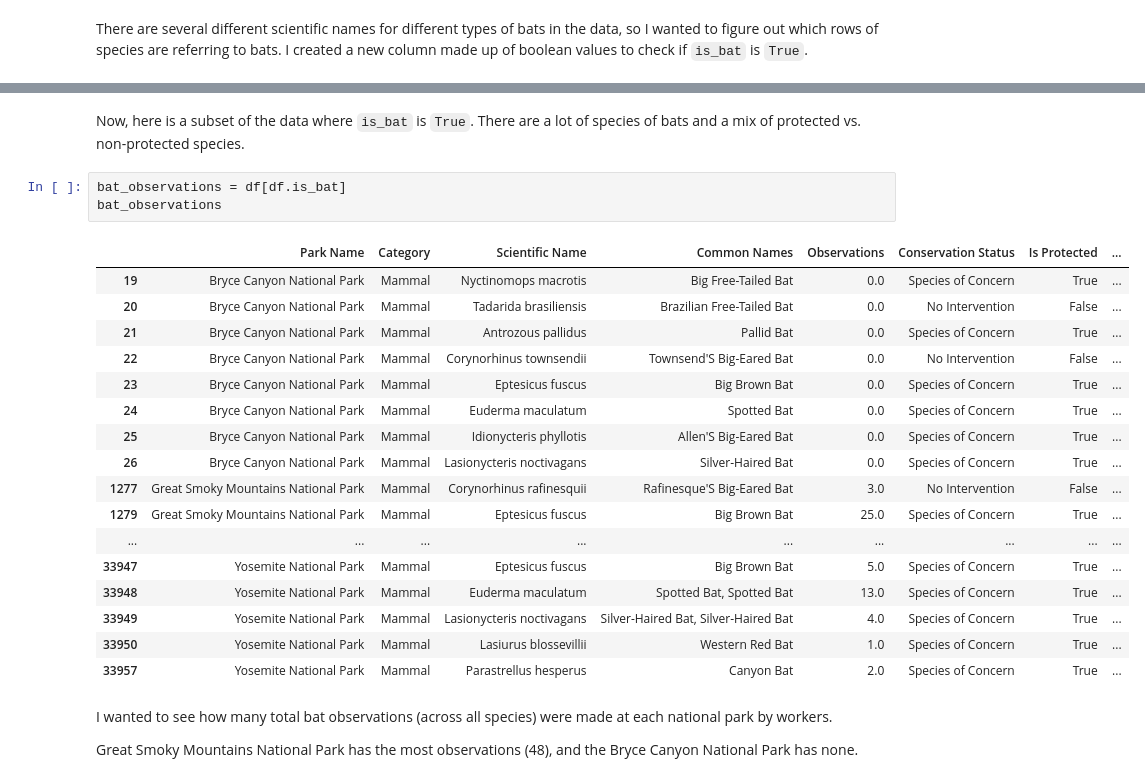
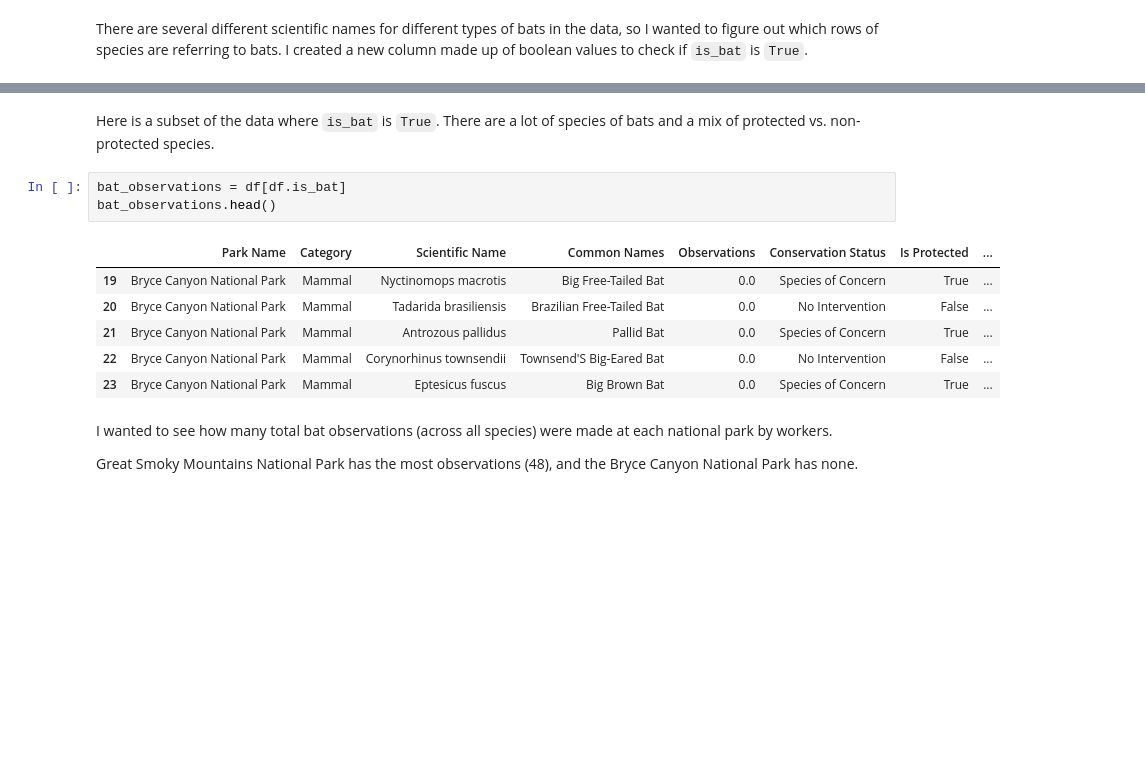
Before and after one commit to baker-jr-john/Biodiversity, a Jupyter notebook: biodiversity.ipynb, the cells around one changed output, grey strips where cells are left out. Cells and saved outputs as stored; diff of their text form; blank space fills up the shorter version.

```diff
--- a/biodiversity.ipynb
+++ b/biodiversity.ipynb
@@ -396,26 +389,15 @@ df.head()
 # %% [markdown]
-Now, here is a subset of the data where `is_bat` is `True`. There are a lot of species of bats and a mix of protected vs. non-protected species.
+Here is a subset of the data where `is_bat` is `True`. There are a lot of species of bats and a mix of protected vs. non-protected species.
 # %%
 bat_observations = df[df.is_bat]
-bat_observations
+bat_observations.head()
 # %% [output]
 |  | Park Name | Category | Scientific Name | Common Names | Observations | Conservation Status | Is Protected | ... |
 | 19 | Bryce Canyon National Park | Mammal | Nyctinomops macrotis | Big Free-Tailed Bat | 0.0 | Species of Concern | True | ... |
 | 20 | Bryce Canyon National Park | Mammal | Tadarida brasiliensis | Brazilian Free-Tailed Bat | 0.0 | No Intervention | False | ... |
 | 21 | Bryce Canyon National Park | Mammal | Antrozous pallidus | Pallid Bat | 0.0 | Species of Concern | True | ... |
 | 22 | Bryce Canyon National Park | Mammal | Corynorhinus townsendii | Townsend'S Big-Eared Bat | 0.0 | No Intervention | False | ... |
 | 23 | Bryce Canyon National Park | Mammal | Eptesicus fuscus | Big Brown Bat | 0.0 | Species of Concern | True | ... |
-| 24 | Bryce Canyon National Park | Mammal | Euderma maculatum | Spotted Bat | 0.0 | Species of Concern | True | ... |
-| 25 | Bryce Canyon National Park | Mammal | Idionycteris phyllotis | Allen'S Big-Eared Bat | 0.0 | Species of Concern | True | ... |
-| 26 | Bryce Canyon National Park | Mammal | Lasionycteris noctivagans | Silver-Haired Bat | 0.0 | Species of Concern | True | ... |
-| 1277 | Great Smoky Mountains National Park | Mammal | Corynorhinus rafinesquii | Rafinesque'S Big-Eared Bat | 3.0 | No Intervention | False | ... |
-| 1279 | Great Smoky Mountains National Park | Mammal | Eptesicus fuscus | Big Brown Bat | 25.0 | Species of Concern | True | ... |
-| ... | ... | ... | ... | ... | ... | ... | ... | ... |
-| 33947 | Yosemite National Park | Mammal | Eptesicus fuscus | Big Brown Bat | 5.0 | Species of Concern | True | ... |
-| 33948 | Yosemite National Park | Mammal | Euderma maculatum | Spotted Bat, Spotted Bat | 13.0 | Species of Concern | True | ... |
-| 33949 | Yosemite National Park | Mammal | Lasionycteris noctivagans | Silver-Haired Bat, Silver-Haired Bat | 4.0 | Species of Concern | True | ... |
-| 33950 | Yosemite National Park | Mammal | Lasiurus blossevillii | Western Red Bat | 1.0 | Species of Concern | True | ... |
-| 33957 | Yosemite National Park | Mammal | Parastrellus hesperus | Canyon Bat | 2.0 | Species of Concern | True | ... |
 # %% [markdown]
 I wanted to see how many total bat observations (across all species) were made at each national park by workers.
 
```
Also changed, not shown: parts of 25 cells of this notebook, 1 other file.
